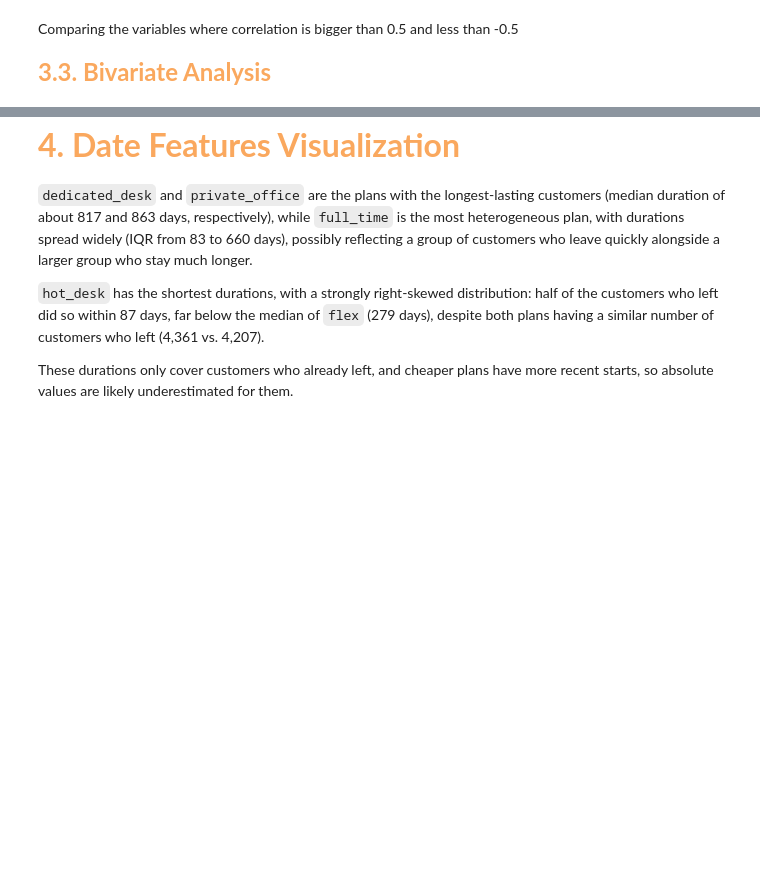
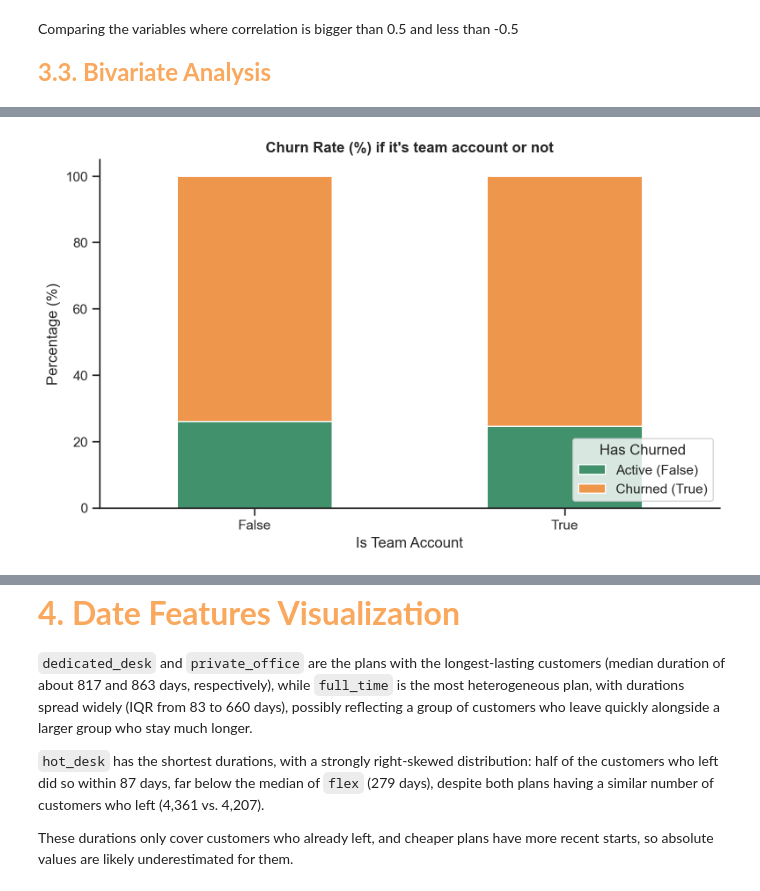
Before and after one commit to saradfalves/DM_Group20, a Jupyter notebook: notebooks/Group20_EDA_Code - editado.ipynb, the cells around one changed output, grey strips where cells are left out. Cells and saved outputs as stored; diff of their text form; code cells hidden in the pictures; blank space fills up the shorter version.

Commit message:
Invidual vs Team

```diff
--- a/notebooks/Group20_EDA_Code - editado.ipynb
+++ b/notebooks/Group20_EDA_Code - editado.ipynb
@@ -1532,0 +1535,19 @@ plt.show()
+# %%
+df_team_analysis = df_nodups.copy()
+
+df_team_analysis["has_churned"] = df_team_analysis["membership_end"] != pd.to_datetime("1970-01-01")
+
+ct_churn = pd.crosstab(
+    df_team_analysis["is_team_account"],
+    df_team_analysis["has_churned"],
+     margins=True
+)
+display(ct_churn)
+
+ct_churn_pct = (pd.crosstab(
+    df_team_analysis["is_team_account"],
+    df_team_analysis["has_churned"],
+    normalize="index",
+    margins=True
+) * 100).round(2)
+display(ct_churn_pct)
@@ -1532,0 +1565,19 @@ plt.show()
+# %%
+with sns.axes_style("ticks"):
+    ax = ct_churn_pct.drop("All", errors="ignore").plot.bar(
+        stacked=True,
+        color=[main_color, colors[4]],
+        figsize=(8, 5)
+    )
+
+ax.set_title("Churn Rate (%) if it's team account or not", fontweight="bold")
+ax.set_xlabel("Is Team Account")
+ax.set_ylabel("Percentage (%)")
+ax.tick_params(axis="x", rotation=0)
+ax.legend(title="Has Churned", labels=["Active (False)", "Churned (True)"], loc="lower right")
+
+sns.despine()
+plt.tight_layout()
+plt.show()
+# %% [output]
+[figure, added]
```
Also changed, not shown: parts of 12 cells of this notebook.
